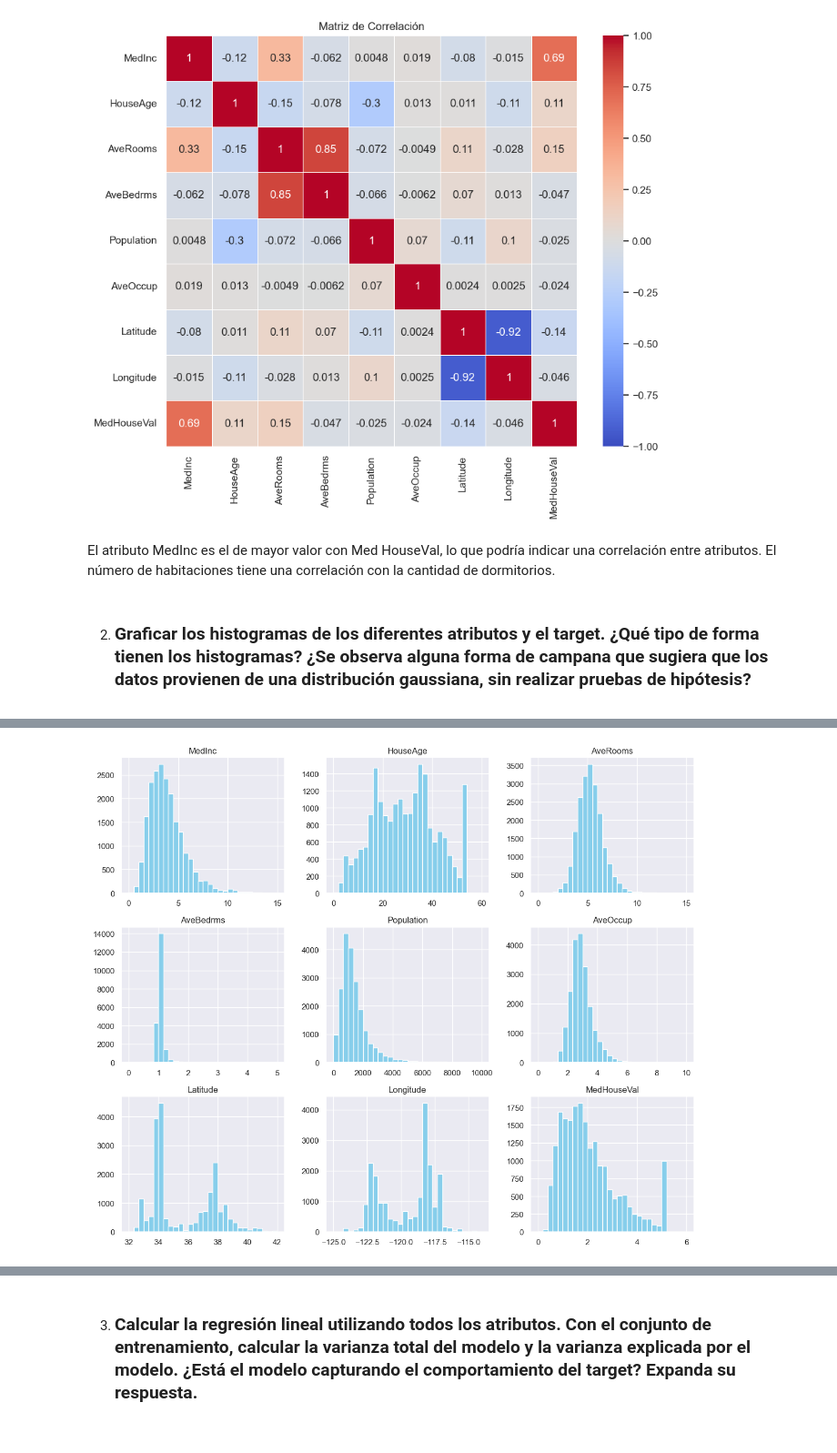
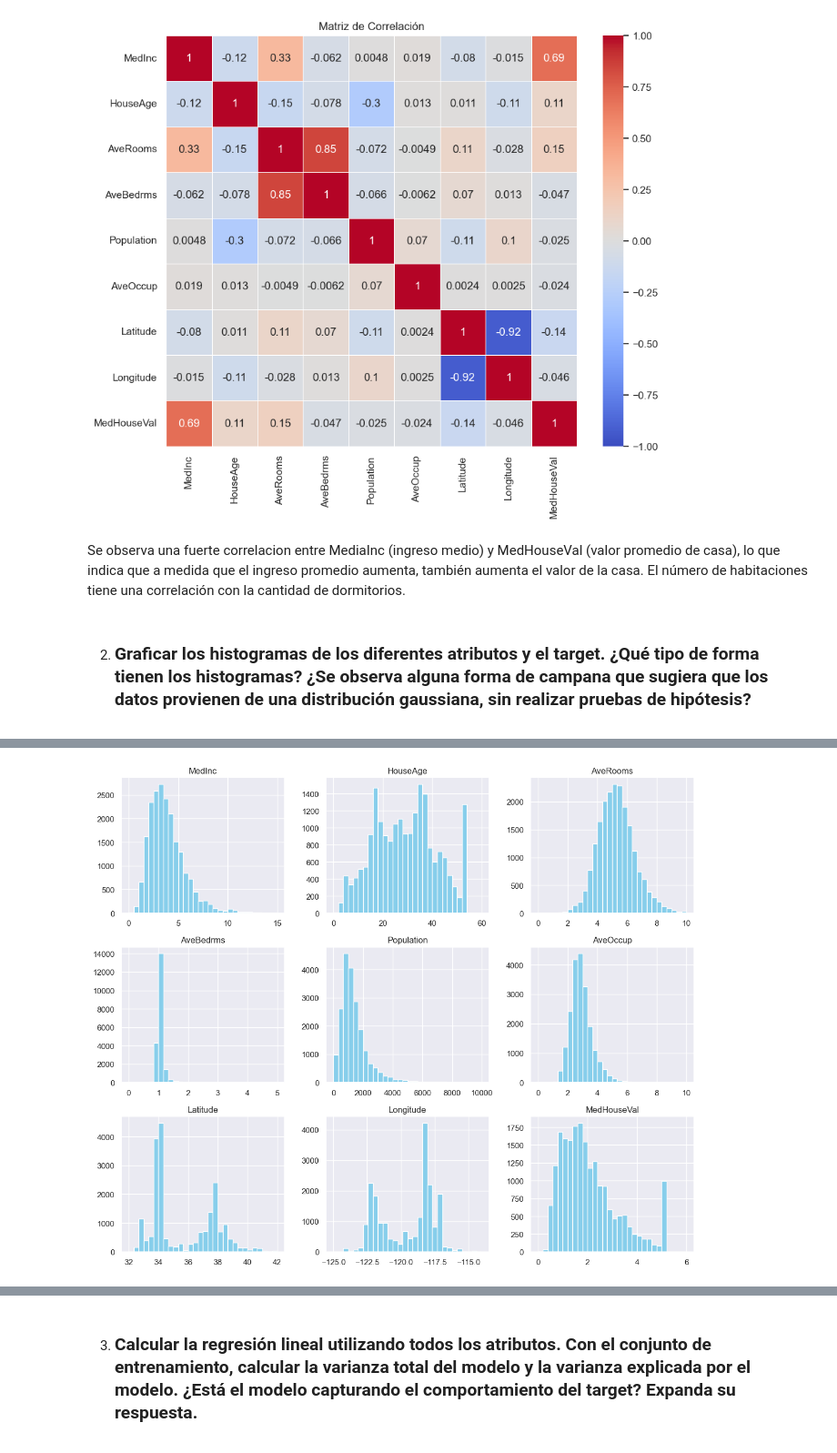
Before and after one commit to martinbrocca/CEIA-IIA, a Jupyter notebook: TP2/tp2.ipynb, the cells around one changed output, grey strips where cells are left out. Shown at 91% size. Cells and saved outputs as stored; diff of their text form; code cells hidden in the pictures.

Commit message:
Actualizado el rango de Averooms a 10. Agregado conclusiones histog (revisar)

```diff
--- a/TP2/tp2.ipynb
+++ b/TP2/tp2.ipynb
@@ -152,7 +152,8 @@ plt.show()
 # %% [output]
 [figure]
 # %% [markdown]
-El atributo MedInc es el de mayor valor con Med HouseVal, lo que podría indicar una correlación entre atributos.
+Se observa una fuerte correlacion entre MediaInc (ingreso medio) y MedHouseVal (valor promedio de casa), lo que indica que a medida que el ingreso promedio aumenta,
+también aumenta el valor de la casa.
 El número de habitaciones tiene una correlación con la cantidad de dormitorios.
 # %% [markdown]
 2. ### Graficar los histogramas de los diferentes atributos y el target. ¿Qué tipo de forma tienen los histogramas? ¿Se observa alguna forma de campana que sugiera que los datos provienen de una distribución gaussiana, sin realizar pruebas de hipótesis?
@@ -171,31 +172,31 @@ df_california.describe()
 # %%
 # En esta version de los histogramas corrijo los rangos de cada variable para que no pase lo que se en el grafico de las habitaciones
 
 fig, axes = plt.subplots(3, 3, figsize=(12, 10))  # 3x3 para 9 columnas
 axes = axes.flatten()  # Convierte la matriz de ejes en una lista plana
 
 # Rangos personalizados para cada columna
 ranges = {
     'MedInc': (0, 15),        # Ingreso medio
     'HouseAge': (0, 60),      # Edad de casas
-    'AveRooms': (0, 15),      # Habitaciones (limitamos outliers)
+    'AveRooms': (0, 10),      # Habitaciones (limitamos outliers)
     'AveBedrms': (0, 5),      # Dormitorios (limitamos outliers)
     'Population': (0, 10000),  # Población
     'AveOccup': (0, 10),      # Ocupantes por hogar
     'Latitude': (32, 42),     # Latitud de California
     'Longitude': (-125, -114),# Longitud de California
     'MedHouseVal': (0, 6)     # Valor medio en $100k
 }
 
 # Crear histogramas con rangos personalizados
 for i, col in enumerate(df_california.columns):
     df_california[col].hist(bins=30, range=ranges[col], ax=axes[i], color='skyblue')
     axes[i].set_title(col)
     axes[i].set_xlabel('')  # Opcional: quita etiquetas de ejes si prefieres
 
 plt.tight_layout()
 plt.show()
 # %% [output]
-[figure, old version]
+[figure, new version]
 # %% [markdown]
 ## Aca hay que poner conclusiones de mirar los graficos
```
Also changed, not shown: parts of 7 cells of this notebook.
